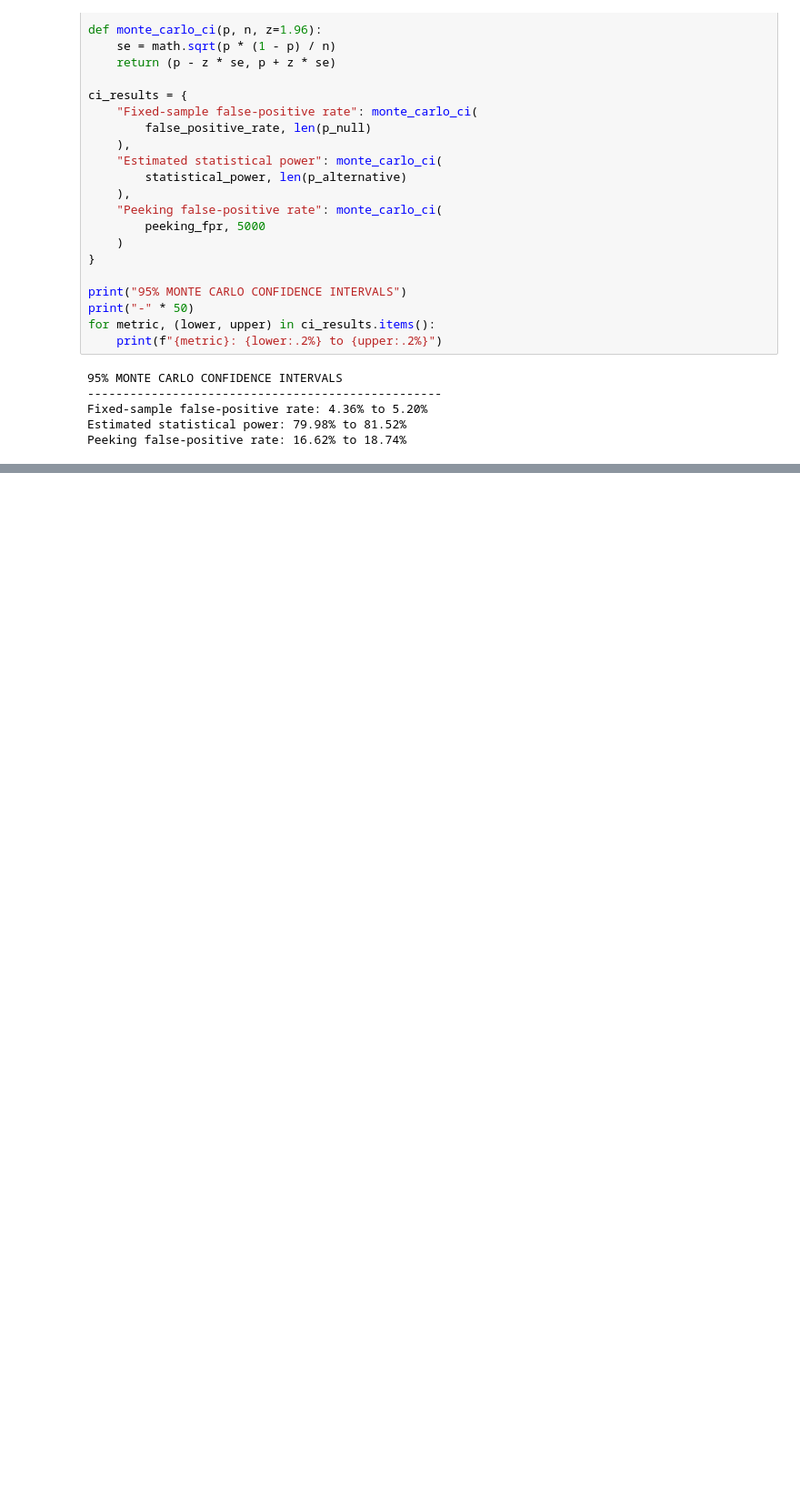
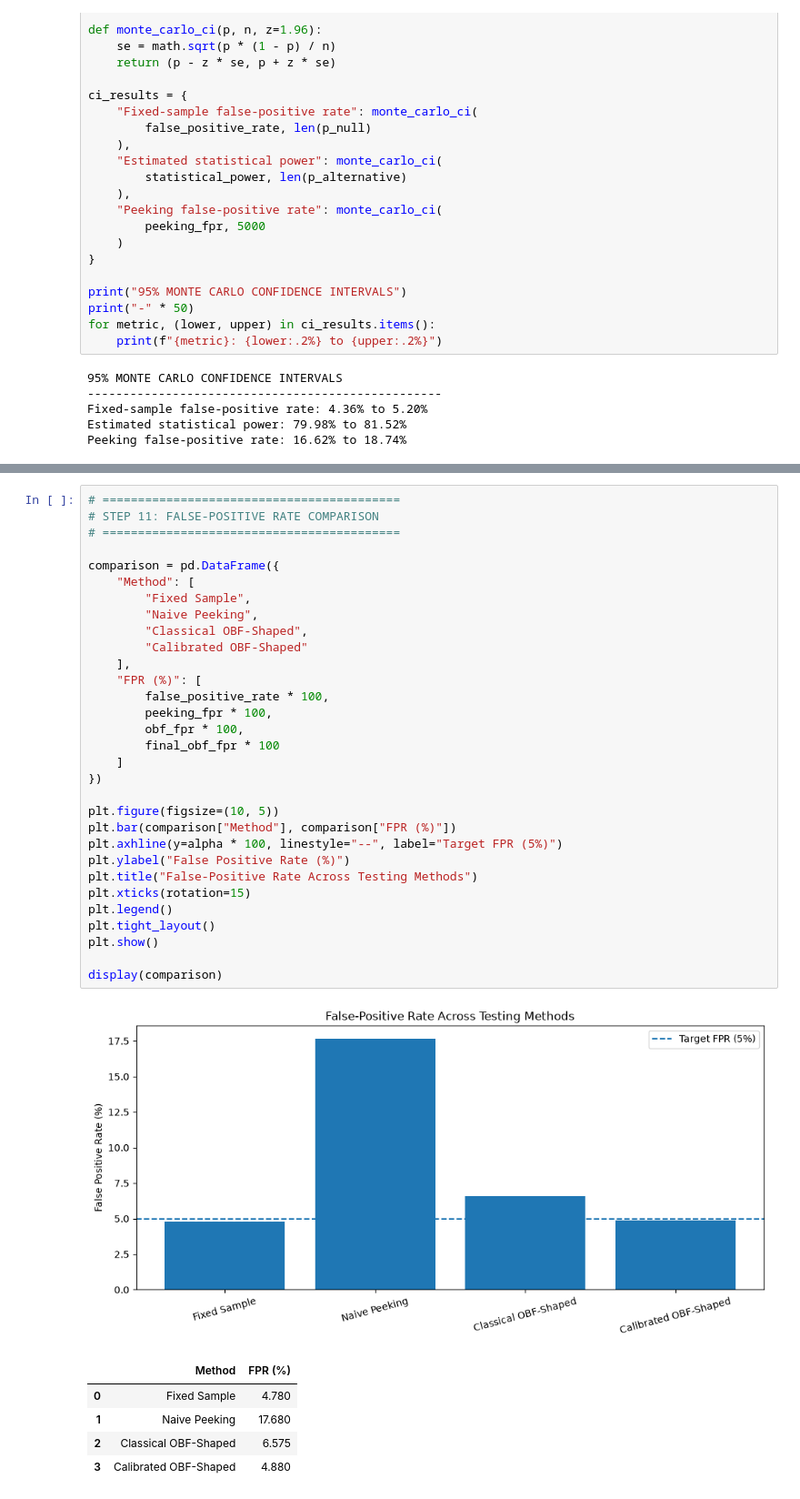
Before and after one commit to satyam-katara/ab-test-design-sizing, a Jupyter notebook: ab_test_sizing.ipynb, the cells around one changed output, grey strips where cells are left out. Shown at 91% size. Saved outputs shown, nothing was run; the diff lists cells and outputs as text; blank space fills up the shorter version.

Commit message:
Finalize A/B test design and sizing project

```diff
--- a/ab_test_sizing.ipynb
+++ b/ab_test_sizing.ipynb
@@ -451,0 +710,38 @@ In this simulation run, repeated unadjusted significance checking increased the
+# %%
+# ==========================================
+# STEP 11: FALSE-POSITIVE RATE COMPARISON
+# ==========================================
+
+comparison = pd.DataFrame({
+    "Method": [
+        "Fixed Sample",
+        "Naive Peeking",
+        "Classical OBF-Shaped",
+        "Calibrated OBF-Shaped"
+    ],
+    "FPR (%)": [
+        false_positive_rate * 100,
+        peeking_fpr * 100,
+        obf_fpr * 100,
+        final_obf_fpr * 100
+    ]
+})
+
+plt.figure(figsize=(10, 5))
+plt.bar(comparison["Method"], comparison["FPR (%)"])
+plt.axhline(y=alpha * 100, linestyle="--", label="Target FPR (5%)")
+plt.ylabel("False Positive Rate (%)")
+plt.title("False-Positive Rate Across Testing Methods")
+plt.xticks(rotation=15)
+plt.legend()
+plt.tight_layout()
+plt.show()
+
+display(comparison)
+# %% [output]
+[figure, added]
+|  | Method | FPR (%) |
+| 0 | Fixed Sample | 4.780 |
+| 1 | Naive Peeking | 17.680 |
+| 2 | Classical OBF-Shaped | 6.575 |
+| 3 | Calibrated OBF-Shaped | 4.880 |
```
Also changed, not shown: parts of 11 cells of this notebook, 6 other files.
